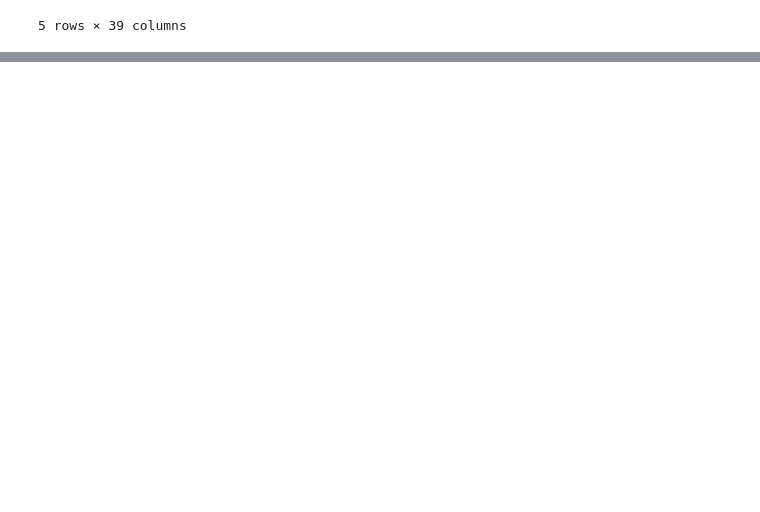
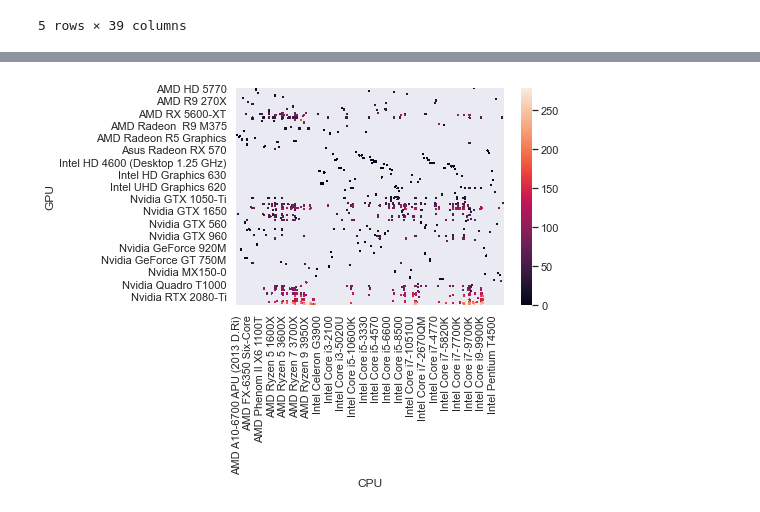
Before and after one commit to trangeriale/DataViz-Proj, a Jupyter notebook: Analyze CPU and GPU Data.ipynb, the cells around one changed output, grey strips where cells are left out. Saved outputs shown, nothing was run; the diff lists cells and outputs as text; code cells hidden in the pictures; blank space fills up the shorter version.

```diff
--- a/Analyze CPU and GPU Data.ipynb
+++ b/Analyze CPU and GPU Data.ipynb
@@ -141,0 +140,2 @@ comp[""]
+# %%
+hm_data = comp.pivot_table(columns = "CPU", index="GPU", values = "gameRating" )
@@ -141,0 +155,4 @@ comp[""]
+# %%
+ax = sns.heatmap(hm_data)
+# %% [output]
+[figure, added]
```
Also changed, not shown: parts of 5 cells of this notebook, 3 other files.
